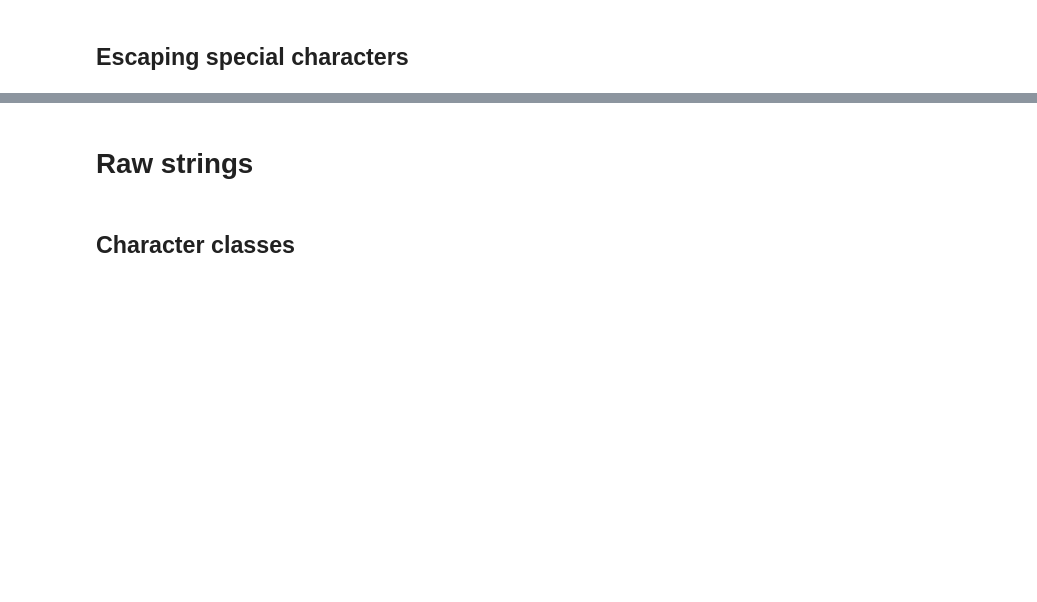
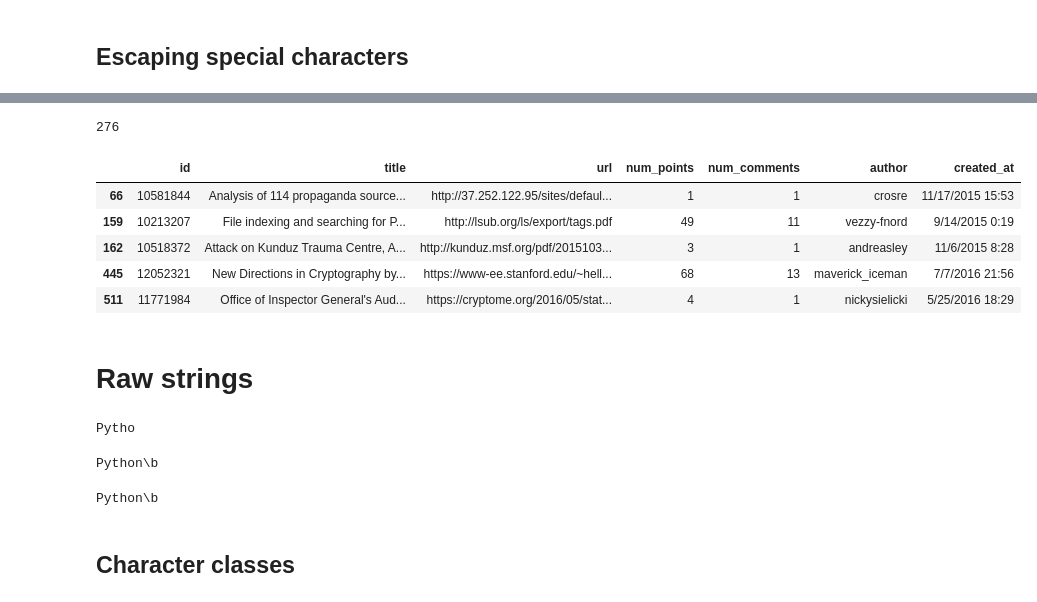
Before and after one commit to icta-tecaji/python-data-analysis-public, a Jupyter notebook: 04_Priprava_in_čiščenje_podatkov/Regex_CLEAN.ipynb, the cells around one changed output, grey strips where cells are left out. Saved outputs shown, nothing was run; the diff lists cells and outputs as text; code cells hidden in the pictures; blank space fills up the shorter version.

```diff
--- a/04_Priprava_in_čiščenje_podatkov/Regex_CLEAN.ipynb
+++ b/04_Priprava_in_čiščenje_podatkov/Regex_CLEAN.ipynb
@@ -87,2 +182,22 @@ https://regex101.com/
+# %%
+pattern = "\[pdf\]"
+print(hn["title"].str.contains(pattern).sum())
+hn[hn["title"].str.contains(pattern)].head()
+# %% [output]
+276
+|  | id | title | url | num_points | num_comments | author | created_at |
+| 66 | 10581844 | Analysis of 114 propaganda source... | http://37.252.122.95/sites/defaul... | 1 | 1 | crosre | 11/17/2015 15:53 |
+| 159 | 10213207 | File indexing and searching for P... | http://lsub.org/ls/export/tags.pdf | 49 | 11 | vezzy-fnord | 9/14/2015 0:19 |
+| 162 | 10518372 | Attack on Kunduz Trauma Centre, A... | http://kunduz.msf.org/pdf/2015103... | 3 | 1 | andreasley | 11/6/2015 8:28 |
+| 445 | 12052321 | New Directions in Cryptography by... | https://www-ee.stanford.edu/~hell... | 68 | 13 | maverick_iceman | 7/7/2016 21:56 |
+| 511 | 11771984 | Office of Inspector General's Aud... | https://cryptome.org/2016/05/stat... | 4 | 1 | nickysielicki | 5/25/2016 18:29 |
 # %% [markdown]
 # Raw strings
+# %%
+print("Python\b")
+# %% [output]
+Pytho
+# %%
+print("Python\\b")
+# %% [output]
+Python\b
@@ -89,3 +206,7 @@ https://regex101.com/
+# %%
+print(r"Python\b")
+# %% [output]
+Python\b
 # %% [markdown]
 ## Character classes
 # %% [markdown]
```
Also changed, not shown: parts of 24 cells of this notebook.
